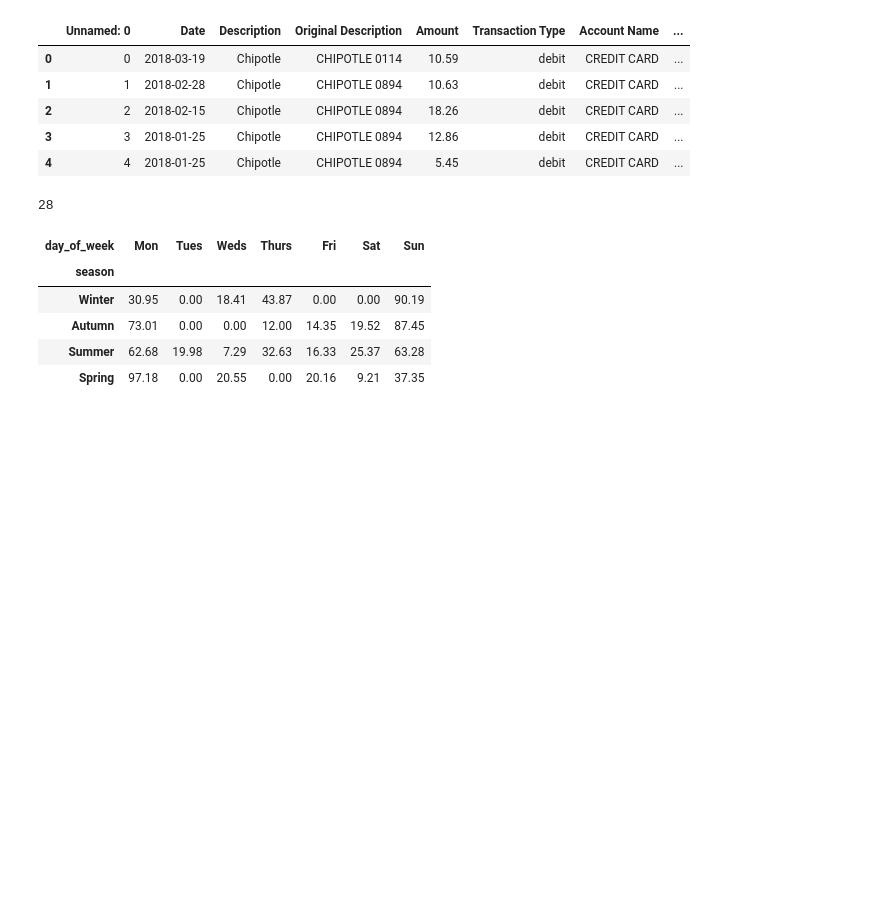
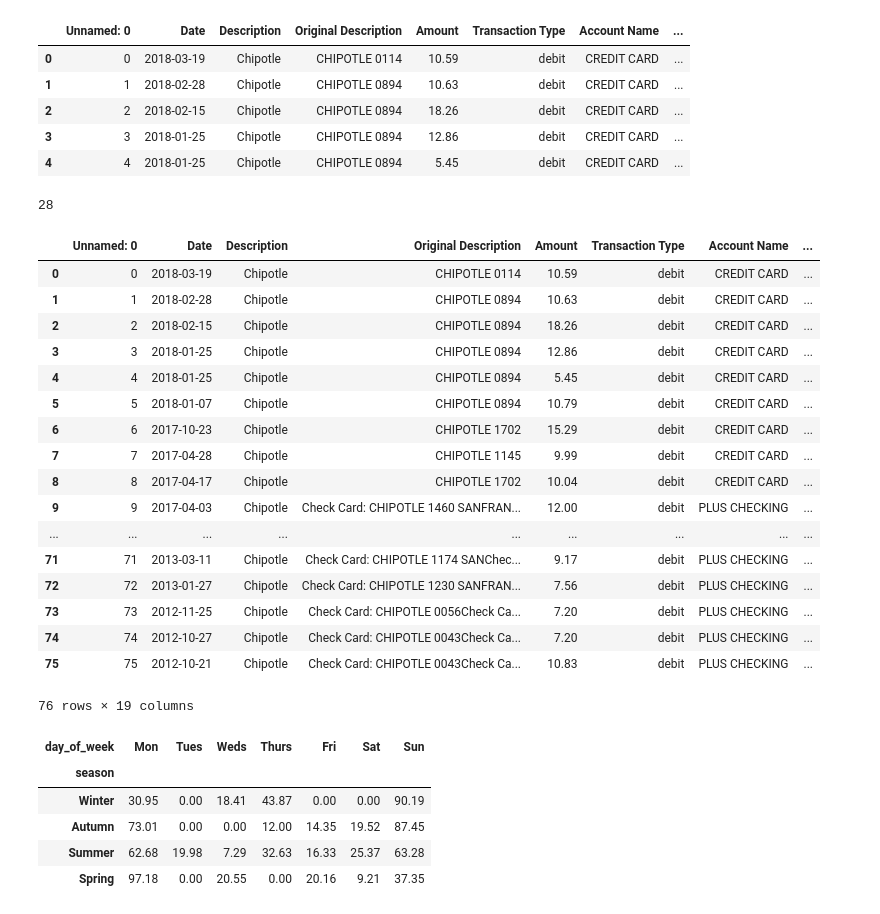
Before and after one commit to t-jayw/chipotme, a Jupyter notebook: plotly.ipynb, the cells around one changed output. Saved outputs shown, nothing was run; the diff lists cells and outputs as text; code cells hidden in the pictures; blank space fills up the shorter version.

```diff
--- a/plotly.ipynb
+++ b/plotly.ipynb
@@ -129,6 +129,27 @@ season_str = {1:"Winter", 2:"Spring", 3:"Summer", 4:"Autumn"}
 df['season'] = df.Date.apply(lambda x:  (x.month%12+3)//3 ).apply(lambda x: season_str[x])
 
 df['month'] = df.Date.apply(lambda x: x.month)
+# %%
+df
+# %% [output]
+|  | Unnamed: 0 | Date | Description | Original Description | Amount | Transaction Type | Account Name | ... |
+| 0 | 0 | 2018-03-19 | Chipotle | CHIPOTLE 0114 | 10.59 | debit | CREDIT CARD | ... |
+| 1 | 1 | 2018-02-28 | Chipotle | CHIPOTLE 0894 | 10.63 | debit | CREDIT CARD | ... |
+| 2 | 2 | 2018-02-15 | Chipotle | CHIPOTLE 0894 | 18.26 | debit | CREDIT CARD | ... |
+| 3 | 3 | 2018-01-25 | Chipotle | CHIPOTLE 0894 | 12.86 | debit | CREDIT CARD | ... |
+| 4 | 4 | 2018-01-25 | Chipotle | CHIPOTLE 0894 | 5.45 | debit | CREDIT CARD | ... |
+| 5 | 5 | 2018-01-07 | Chipotle | CHIPOTLE 0894 | 10.79 | debit | CREDIT CARD | ... |
+| 6 | 6 | 2017-10-23 | Chipotle | CHIPOTLE 1702 | 15.29 | debit | CREDIT CARD | ... |
+| 7 | 7 | 2017-04-28 | Chipotle | CHIPOTLE 1145 | 9.99 | debit | CREDIT CARD | ... |
+| 8 | 8 | 2017-04-17 | Chipotle | CHIPOTLE 1702 | 10.04 | debit | CREDIT CARD | ... |
+| 9 | 9 | 2017-04-03 | Chipotle | Check Card: CHIPOTLE 1460 SANFRAN... | 12.00 | debit | PLUS CHECKING | ... |
+| ... | ... | ... | ... | ... | ... | ... | ... | ... |
+| 71 | 71 | 2013-03-11 | Chipotle | Check Card: CHIPOTLE 1174 SANChec... | 9.17 | debit | PLUS CHECKING | ... |
+| 72 | 72 | 2013-01-27 | Chipotle | Check Card: CHIPOTLE 1230 SANFRAN... | 7.56 | debit | PLUS CHECKING | ... |
+| 73 | 73 | 2012-11-25 | Chipotle | Check Card: CHIPOTLE 0056Check Ca... | 7.20 | debit | PLUS CHECKING | ... |
+| 74 | 74 | 2012-10-27 | Chipotle | Check Card: CHIPOTLE 0043Check Ca... | 7.20 | debit | PLUS CHECKING | ... |
+| 75 | 75 | 2012-10-21 | Chipotle | Check Card: CHIPOTLE 0043Check Ca... | 10.83 | debit | PLUS CHECKING | ... |
+76 rows × 19 columns
 # %%
 hm = df.pivot_table(index='season', columns='day_of_week', values='Amount', aggfunc='sum')
 hm.fillna(0, inplace=True)
```
Also changed, not shown: 1 other file.
